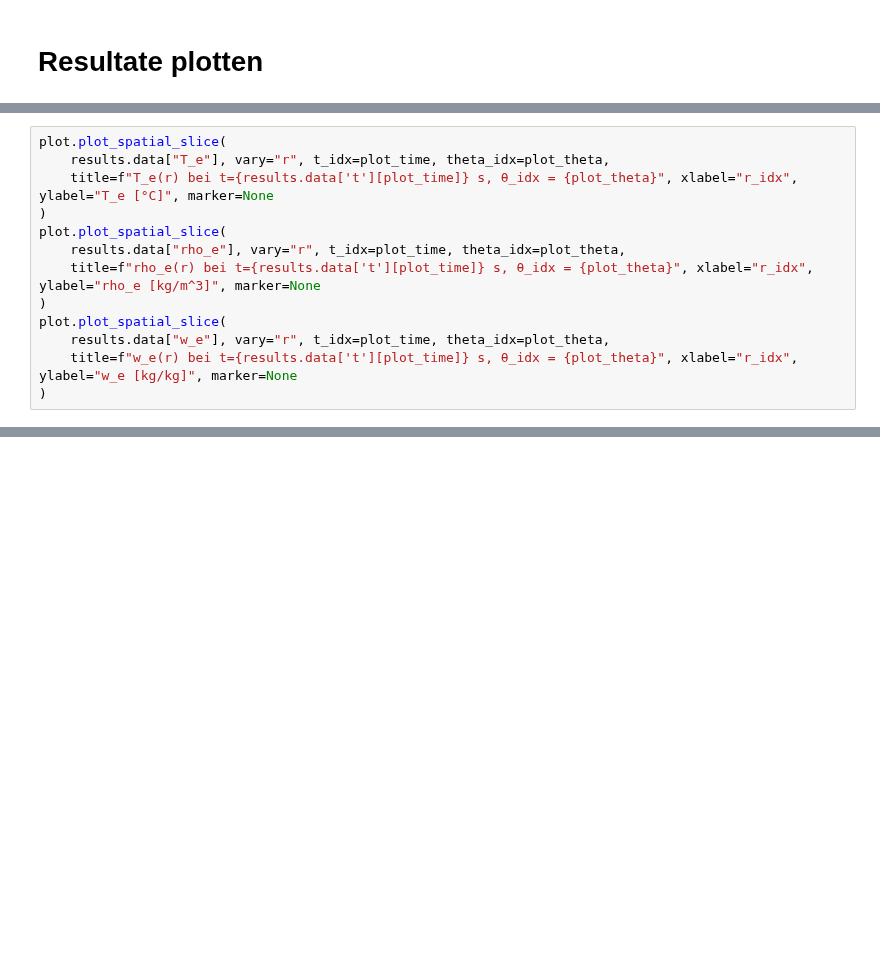
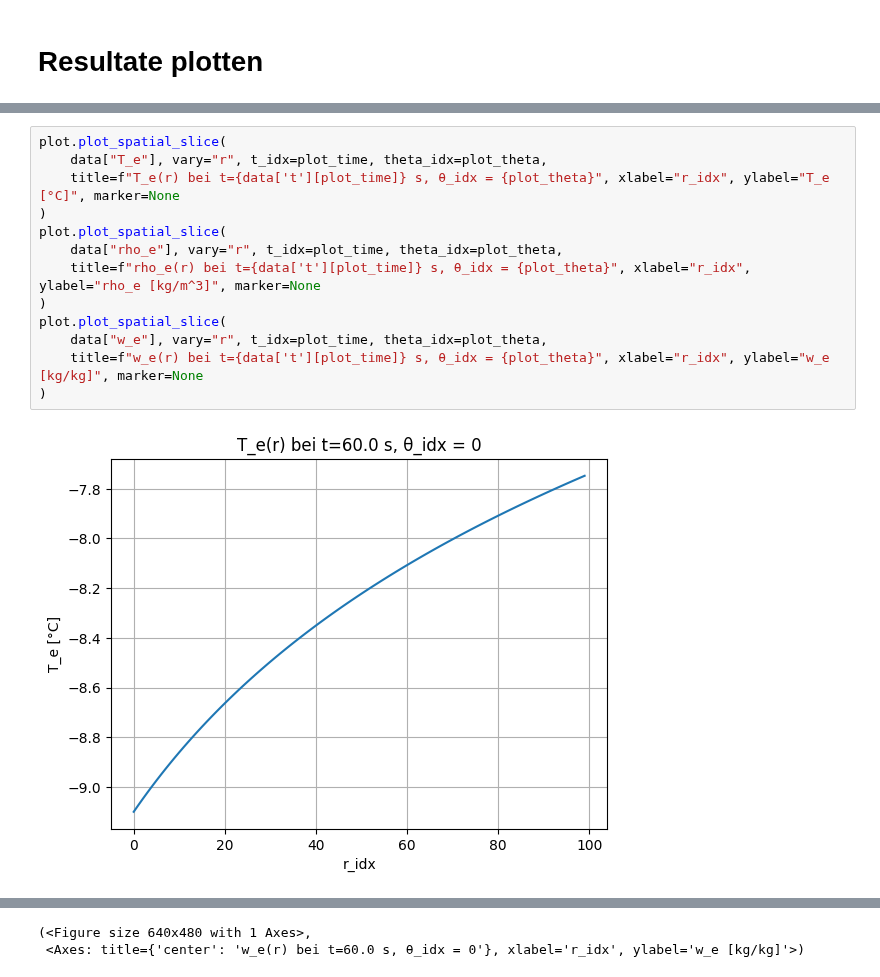
Before and after one commit to Lakito0100/MSE_VT1_luethluk, a Jupyter notebook: Examples/run_test_edge_domain.ipynb, the cells around one changed output, grey strips where cells are left out. Saved outputs shown, nothing was run; the diff lists cells and outputs as text; blank space fills up the shorter version.

```diff
--- a/Examples/run_test_edge_domain.ipynb
+++ b/Examples/run_test_edge_domain.ipynb
@@ -102,13 +128,15 @@ plot.plot_any(kind="time vs 2D(r,theta)",
 # %%
 plot.plot_spatial_slice(
-    results.data["T_e"], vary="r", t_idx=plot_time, theta_idx=plot_theta,
-    title=f"T_e(r) bei t={results.data['t'][plot_time]} s, θ_idx = {plot_theta}", xlabel="r_idx", ylabel="T_e [°C]", marker=None
+    data["T_e"], vary="r", t_idx=plot_time, theta_idx=plot_theta,
+    title=f"T_e(r) bei t={data['t'][plot_time]} s, θ_idx = {plot_theta}", xlabel="r_idx", ylabel="T_e [°C]", marker=None
 )
 plot.plot_spatial_slice(
-    results.data["rho_e"], vary="r", t_idx=plot_time, theta_idx=plot_theta,
-    title=f"rho_e(r) bei t={results.data['t'][plot_time]} s, θ_idx = {plot_theta}", xlabel="r_idx", ylabel="rho_e [kg/m^3]", marker=None
+    data["rho_e"], vary="r", t_idx=plot_time, theta_idx=plot_theta,
+    title=f"rho_e(r) bei t={data['t'][plot_time]} s, θ_idx = {plot_theta}", xlabel="r_idx", ylabel="rho_e [kg/m^3]", marker=None
 )
 plot.plot_spatial_slice(
-    results.data["w_e"], vary="r", t_idx=plot_time, theta_idx=plot_theta,
-    title=f"w_e(r) bei t={results.data['t'][plot_time]} s, θ_idx = {plot_theta}", xlabel="r_idx", ylabel="w_e [kg/kg]", marker=None
+    data["w_e"], vary="r", t_idx=plot_time, theta_idx=plot_theta,
+    title=f"w_e(r) bei t={data['t'][plot_time]} s, θ_idx = {plot_theta}", xlabel="r_idx", ylabel="w_e [kg/kg]", marker=None
 )
+# %% [output]
+[figure, added]
@@ -115 +145,3 @@ plot.plot_spatial_slice(
+(<Figure size 640x480 with 1 Axes>,
+ <Axes: title={'center': 'w_e(r) bei t=60.0 s, θ_idx = 0'}, xlabel='r_idx', ylabel='w_e [kg/kg]'>)
 # %%
```
Also changed, not shown: parts of 8 cells of this notebook, 5 other files.
